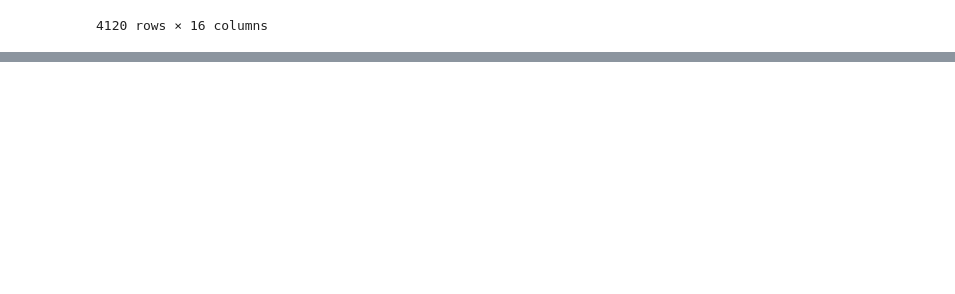
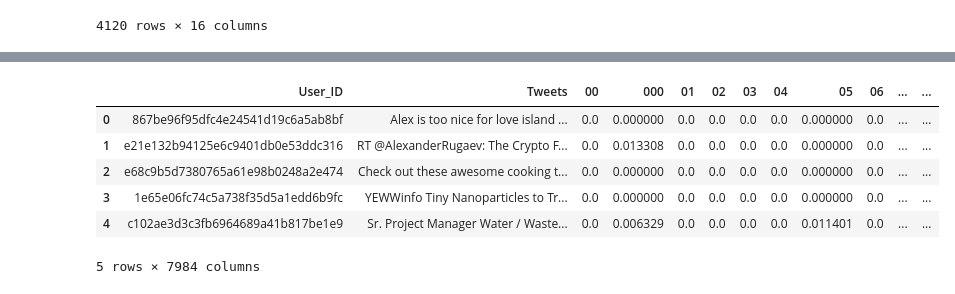
Before and after one commit to karolbon/bot-or-human, a Jupyter notebook: notebook_feature_engineering.ipynb, the cells around one changed output, grey strips where cells are left out. Drawn from its saved outputs; the diff is of its cells as text; code cells hidden in the pictures; blank space fills up the shorter version.

```diff
--- a/notebook_feature_engineering.ipynb
+++ b/notebook_feature_engineering.ipynb
@@ -65,0 +80,4 @@ feature(df)
+# %%
+tfidf = TfidfVectorizer(stop_words='english', min_df = 0.01)
+# %%
+X = tfidf.fit_transform(df['Tweets'])
@@ -65,0 +86,14 @@ feature(df)
+# %%
+# https://stackoverflow.com/questions/43577590/adding-sparse-matrix-from-countvectorizer-into-dataframe-with-complimentary-info
+for i, col in enumerate(tfidf.get_feature_names()):
+    df[col] = pd.SparseSeries(X[:, i].toarray().ravel(), fill_value=0)
+# %%
+df.head()
+# %% [output]
+|  | User_ID | Tweets | 00 | 000 | 01 | 02 | 03 | 04 | 05 | 06 | ... | ... |
+| 0 | 867be96f95dfc4e24541d19c6a5ab8bf | Alex is too nice for love island ... | 0.0 | 0.000000 | 0.0 | 0.0 | 0.0 | 0.0 | 0.000000 | 0.0 | ... | ... |
+| 1 | e21e132b94125e6c9401db0e53ddc316 | RT @AlexanderRugaev: The Crypto F... | 0.0 | 0.013308 | 0.0 | 0.0 | 0.0 | 0.0 | 0.000000 | 0.0 | ... | ... |
+| 2 | e68c9b5d7380765a61e98b0248a2e474 | Check out these awesome cooking t... | 0.0 | 0.000000 | 0.0 | 0.0 | 0.0 | 0.0 | 0.000000 | 0.0 | ... | ... |
+| 3 | 1e65e06fc74c5a738f35d5a1edd6b9fc | YEWWinfo Tiny Nanoparticles to Tr... | 0.0 | 0.000000 | 0.0 | 0.0 | 0.0 | 0.0 | 0.000000 | 0.0 | ... | ... |
+| 4 | c102ae3d3c3fb6964689a41b817be1e9 | Sr. Project Manager Water / Waste... | 0.0 | 0.006329 | 0.0 | 0.0 | 0.0 | 0.0 | 0.011401 | 0.0 | ... | ... |
+5 rows × 7984 columns
```
Also changed, not shown: parts of 9 cells of this notebook.
